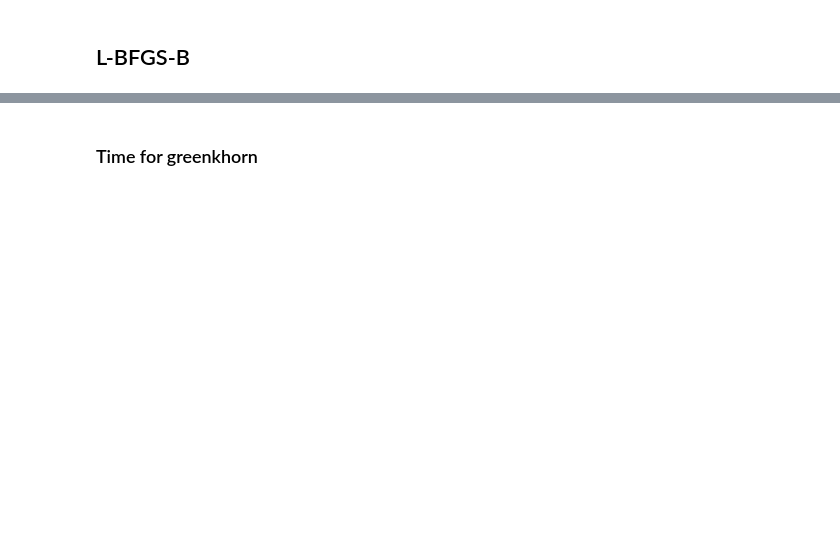
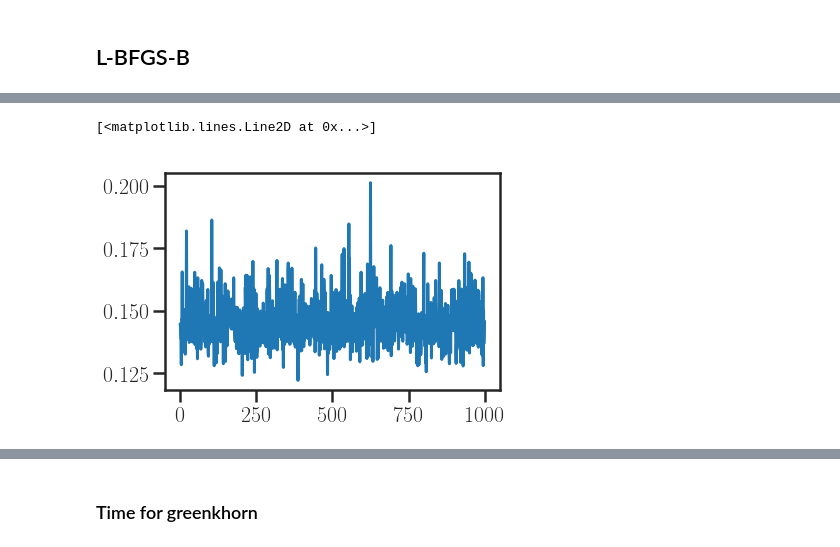
Before and after one commit to mzalaya/screenkhorn, a Jupyter notebook: notebooks/test_L-BFGS-B-.ipynb, the cells around one changed output, grey strips where cells are left out. Cells and saved outputs as stored; diff of their text form; code cells hidden in the pictures; blank space fills up the shorter version.

```diff
--- a/notebooks/test_L-BFGS-B-.ipynb
+++ b/notebooks/test_L-BFGS-B-.ipynb
@@ -164,3 +272,9 @@ plt.plot(lbfgsb[1]*2)
+# %%
+#plt.plot(exp_v_star)
+plt.plot(lbfgsb[1])
+# %% [output]
+[<matplotlib.lines.Line2D at 0x...>]
+[figure, added]
 # %%
 # sinkhorn
 P_star = np.diag(exp_u_star) @ K @ np.diag(exp_v_star)
```
Also changed, not shown: parts of 31 cells of this notebook, 9 other files.
